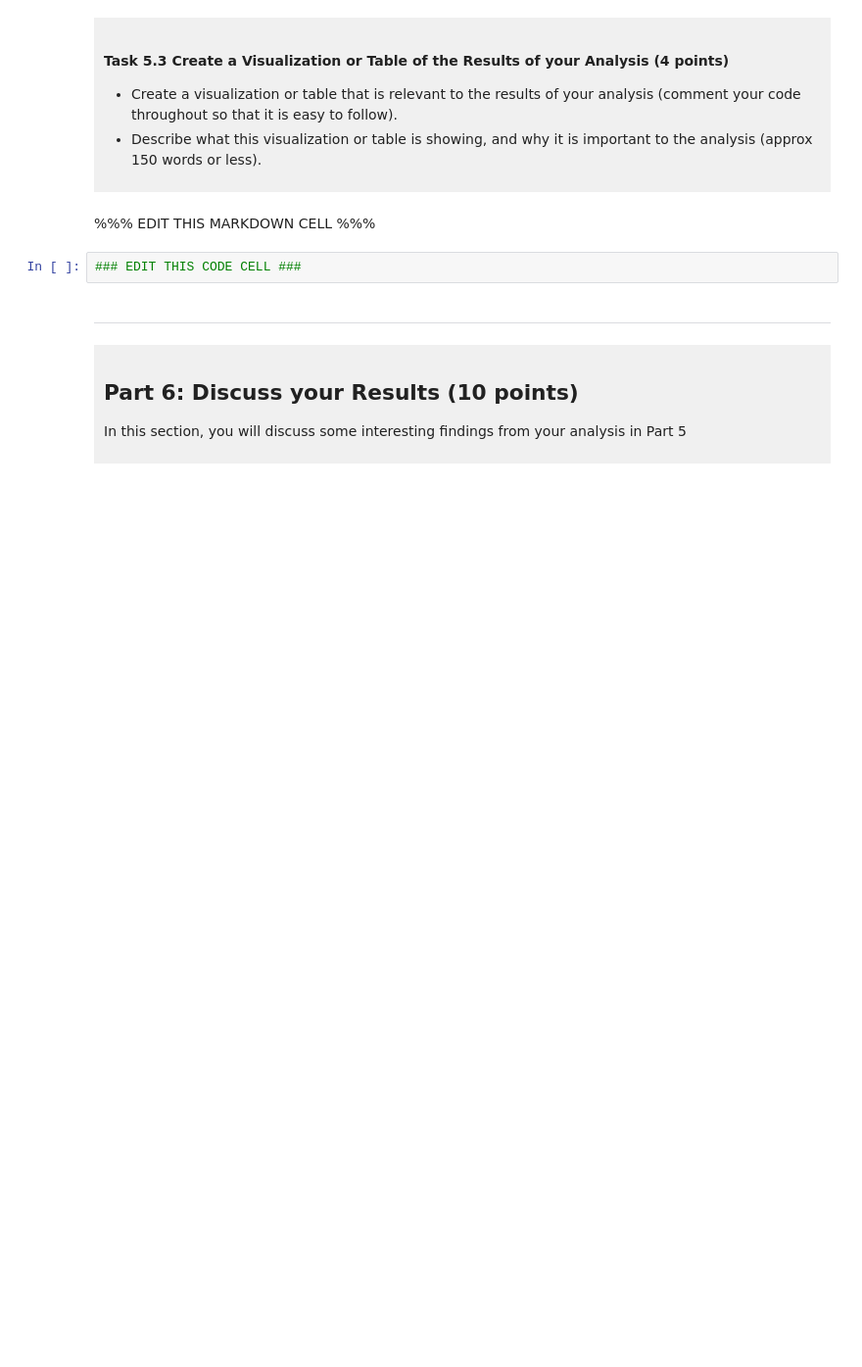
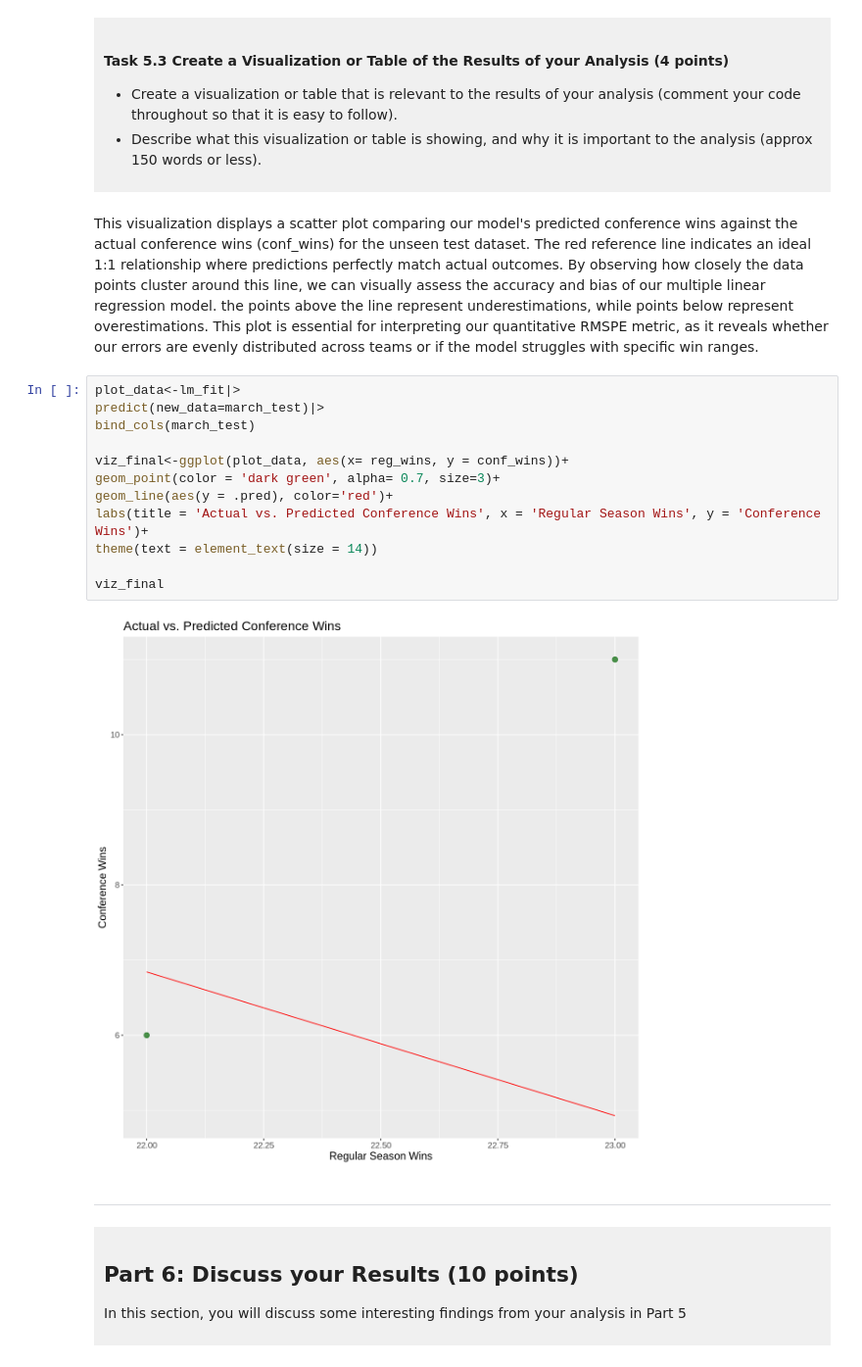
Before and after one commit to prabhleenkpanesar-cmd/dsci_100_project_prabhleen_kaur, a Jupyter notebook: dsci-100-project-notebook.ipynb, the cells around one changed output. Shown at 98% size. Drawn from its saved outputs; the diff is of its cells as text; blank space fills up the shorter version.

Commit message:
Completed task 5.2 and 5.3
wrote the code for these tasks. Might edit them later.

```diff
--- a/dsci-100-project-notebook.ipynb
+++ b/dsci-100-project-notebook.ipynb
@@ -489,9 +506,21 @@ fit(data = march_train)
 
 </div>
 # %% [markdown]
-%%% EDIT THIS MARKDOWN CELL %%%
+This visualization displays a scatter plot comparing our model's predicted conference wins against the actual conference wins (conf_wins) for the unseen test dataset. The red reference line indicates an ideal 1:1 relationship where predictions perfectly match actual outcomes. By observing how closely the data points cluster around this line, we can visually assess the accuracy and bias of our multiple linear regression model. the points above the line represent underestimations, while points below represent overestimations. This plot is essential for interpreting our quantitative RMSPE metric, as it reveals whether our errors are evenly distributed across teams or if the model struggles with specific win ranges.
 # %%
-### EDIT THIS CODE CELL ###
+plot_data<-lm_fit|>
+predict(new_data=march_test)|>
+bind_cols(march_test)
+
+viz_final<-ggplot(plot_data, aes(x= reg_wins, y = conf_wins))+
+geom_point(color = 'dark green', alpha= 0.7, size=3)+
+geom_line(aes(y = .pred), color='red')+
+labs(title = 'Actual vs. Predicted Conference Wins', x = 'Regular Season Wins', y = 'Conference Wins')+
+theme(text = element_text(size = 14))
+
+viz_final
+# %% [output]
+[figure, added]
 # %% [markdown]
 -----
 # %% [markdown]
```
Also changed, not shown: parts of 2 cells of this notebook.
